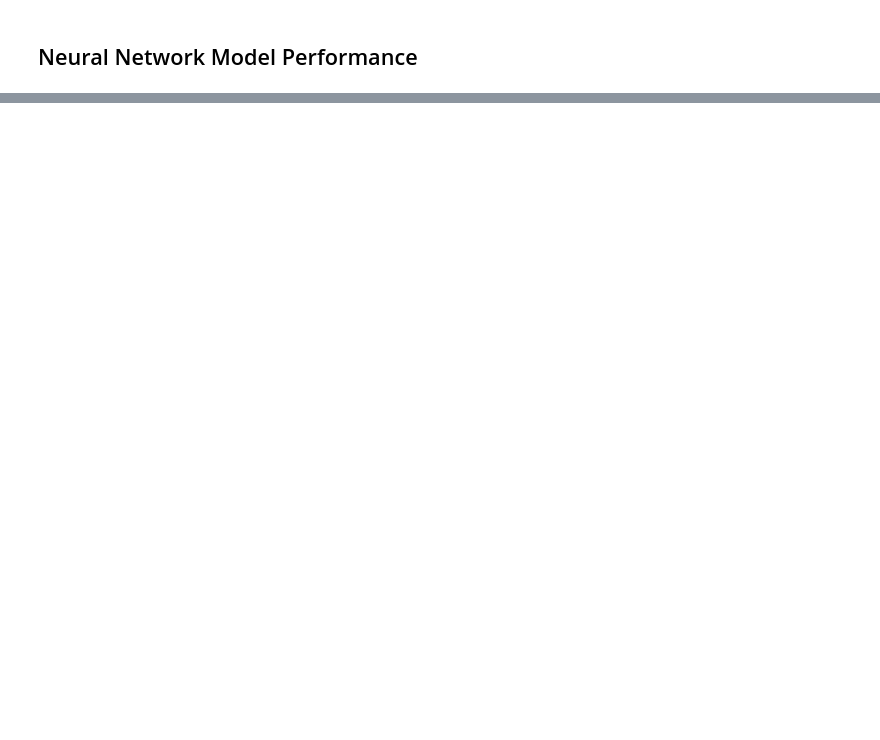
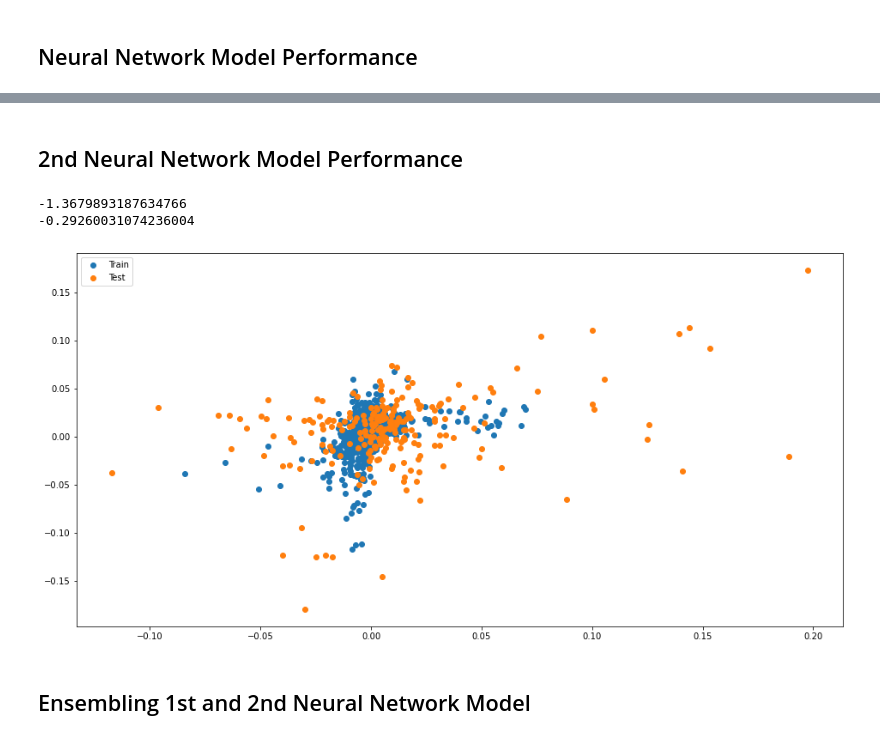
Before and after one commit to KiemNguyen/stock-market-prediction, a Jupyter notebook: stock_market_prediction.ipynb, the cells around one changed output, grey strips where cells are left out. Drawn from its saved outputs; the diff is of its cells as text; code cells hidden in the pictures; blank space fills up the shorter version.

```diff
--- a/stock_market_prediction.ipynb
+++ b/stock_market_prediction.ipynb
@@ -414,0 +464,22 @@ plt.show()
+# %% [markdown]
+## 2nd Neural Network Model Performance
+# %%
+from sklearn.metrics import r2_score
+
+train_predict_nn2 = nn2.predict(X_train_scale)
+test_predict_nn2 = nn2.predict(X_test_scale)
+
+print(r2_score(train_predict_nn2, y_train))
+print(r2_score(test_predict_nn2, y_test))
+
+plt.figure(figsize=(16,8))
+plt.scatter(train_predict_nn2, y_train, label='Train')
+plt.scatter(test_predict_nn2, y_test, label='Test')
+plt.legend()
+plt.show()
+# %% [output]
+-1.3679893187634766
+-0.29260031074236004
+[figure, added]
+# %% [markdown]
+## Ensembling 1st and 2nd Neural Network Model
```
Also changed, not shown: parts of 14 cells of this notebook.
